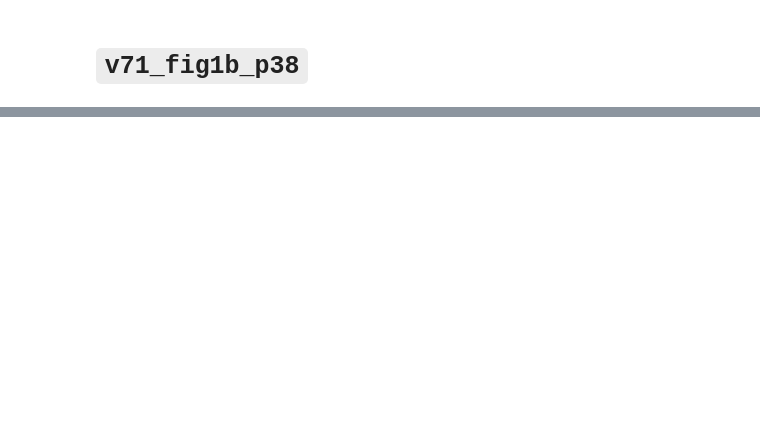
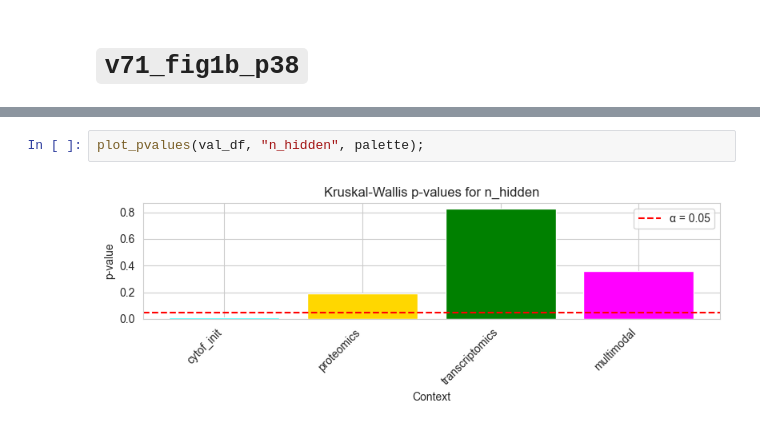
Before and after one commit to frohlich-lab/DeepMechanisticModels, a Jupyter notebook: analysis_figures/Fig1B/fig1b_Dec2025.ipynb, the cells around one changed output, grey strips where cells are left out. Drawn from its saved outputs; the diff is of its cells as text; blank space fills up the shorter version.

```diff
--- a/analysis_figures/Fig1B/fig1b_Dec2025.ipynb
+++ b/analysis_figures/Fig1B/fig1b_Dec2025.ipynb
@@ -394,0 +330,4 @@ Initialisation scale has a detrimental effect when too high; 0.1 sees to be a go
+# %%
+plot_pvalues(val_df, "n_hidden", palette);
+# %% [output]
+[figure, added]
```
Also changed, not shown: parts of 35 cells of this notebook, 5 other files.
